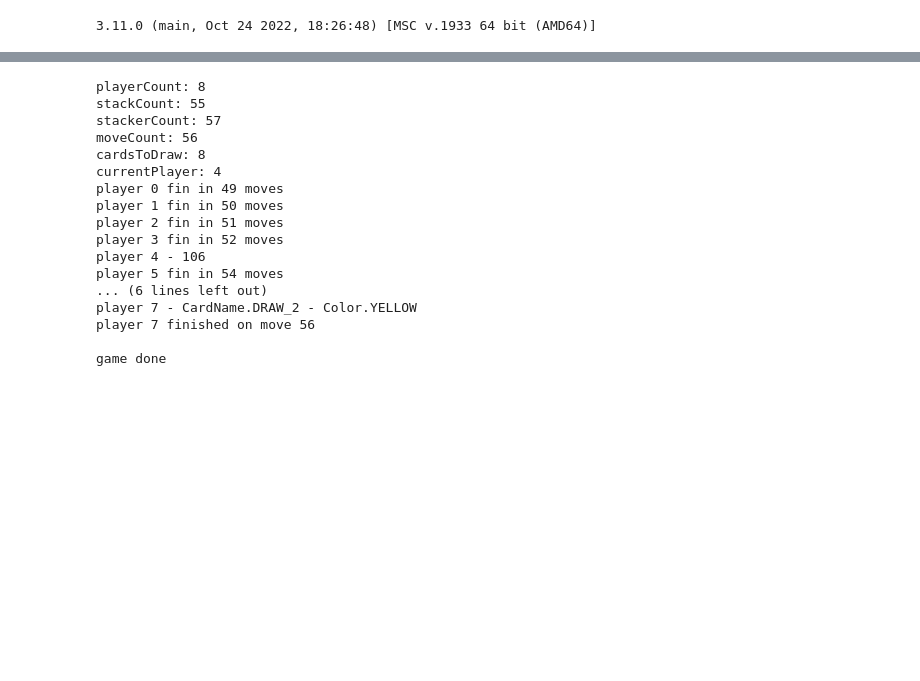
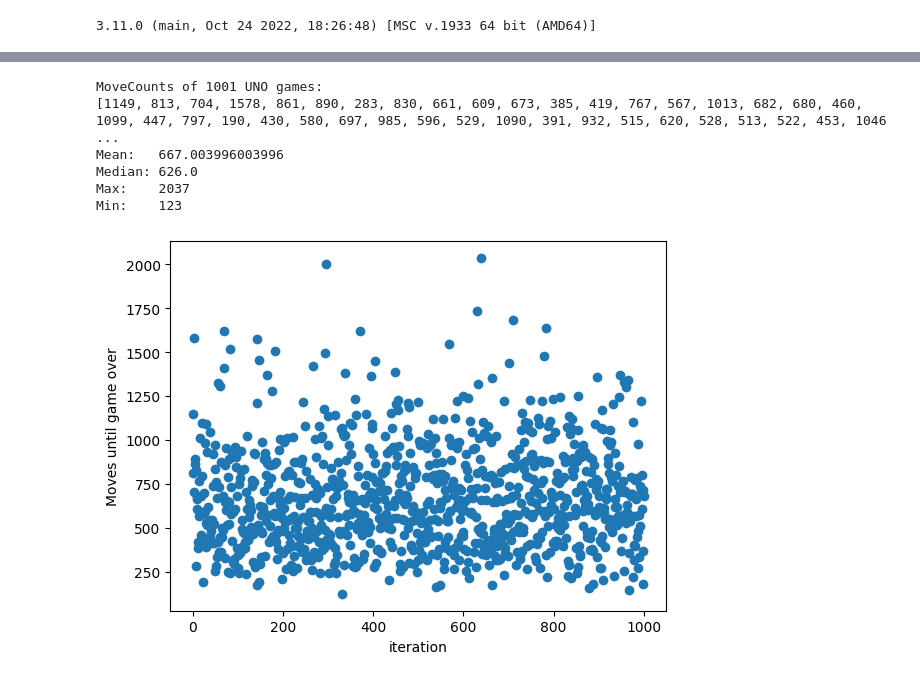
Before and after one commit to RomanDietenmeier/UNO-Simulation, a Jupyter notebook: analysis.ipynb, the cells around one changed output, grey strips where cells are left out. Drawn from its saved outputs; the diff is of its cells as text; code cells hidden in the pictures; blank space fills up the shorter version.

Commit message:
With these cards and UNO rules you can expect a game to last 700 player moves.

```diff
--- a/analysis.ipynb
+++ b/analysis.ipynb
@@ -308,7 +309,6 @@ class Game:
         if player.isDone():
             player.wonAfterXMoves=s.moveCount
             doneMessage=f"{player.name} finished on move {s.moveCount}"
-            print(doneMessage)
             s.history.append(doneMessage)
 
 
@@ -333,64 +333,61 @@ class Game:
                 if moveCard.name==CardName.SKIP:
                     if playerSteps>=2:
                         break
                 else:
                     break
 
 
 
     def __str__(s):
         ret=f"playerCount: {len(s.players)}\n"
         ret+=f"stackCount: {len(s.stack.cards)}\n"
         ret+=f"stackerCount: {len(s.stacker.cards)}\n"
         ret+=f"moveCount: {s.moveCount}\n"
         ret+=f"cardsToDraw: {s.cardsToDraw}\n"
         ret+=f"currentPlayer: {s.currentPlayer}\n"
         for player in s.players:
             ret+=str(player)+"\n"
         ret+=f"currentOpenCard: {s.stacker.lastCard()}\n"
         ret+="\nhistory:\n"
         for element in s.history[len(s.history)-3:]:
              ret+=str(element)+"\n"
         return ret
 
 
 
+Moves=[]
+iterations=1001
+for i in range(iterations):
+    playerCount=8
+    game=Game(deck,playerCount,7)
 
-playerCount=8
-game=Game(deck,playerCount,7)
+    while(True):
+        finCount=0
+        for player in game.players:
+            if  player.isDone():
+                finCount+=1
+        if finCount>=playerCount-1:
+            break
 
+        game.makeMove()
+    Moves.append(game.moveCount)
 
-while(True):
-    clear_output()
-    print(game,flush=True)
-    #input()
+print(f"MoveCounts of {iterations} UNO games:")
+print(Moves)
+print(f"Mean:   {numpy.mean(Moves)}")
+print(f"Median: {numpy.median(Moves)}")
+print(f"Max:    {numpy.max(Moves)}")
+print(f"Min:    {numpy.min(Moves)}")
 
-
-
-    finCount=0
-    for player in game.players:
-        if  player.isDone():
-            finCount+=1
-    if finCount>=playerCount-1:
-        print("game done")
-        break
-
-    game.makeMove()
+plt.scatter(x=range(len(Moves)),y=Moves)
+plt.xlabel("iteration")
+plt.ylabel("Moves until game over")
+print("",end="")
 # %% [output]
-playerCount: 8
-stackCount: 55
-stackerCount: 57
-moveCount: 56
-cardsToDraw: 8
-currentPlayer: 4
-player 0 fin in 49 moves
-player 1 fin in 50 moves
-player 2 fin in 51 moves
-player 3 fin in 52 moves
-player 4 - 106
-player 5 fin in 54 moves
-... (6 lines left out)
-player 7 - CardName.DRAW_2 - Color.YELLOW
-player 7 finished on move 56
-
-game done
+MoveCounts of 1001 UNO games:
+[1149, 813, 704, 1578, 861, 890, 283, 830, 661, 609, 673, 385, 419, 767, 567, 1013, 682, 680, 460, 1099, 447, 797, 190, 430, 580, 697, 985, 596, 529, 1090, 391, 932, 515, 620, 528, 513, 522, 453, 1046 ...
+Mean:   667.003996003996
+Median: 626.0
+Max:    2037
+Min:    123
+[figure, added]
```
Also changed, not shown: parts of 3 cells of this notebook.
